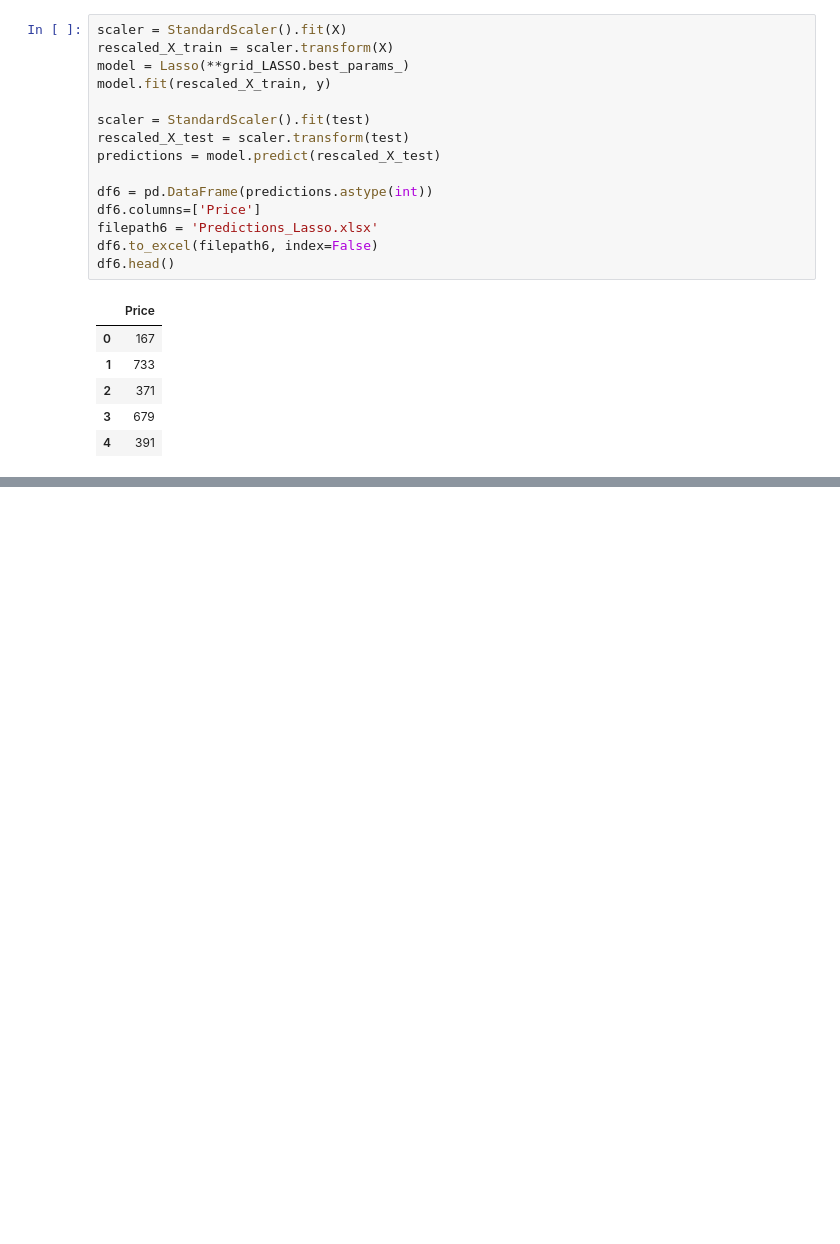
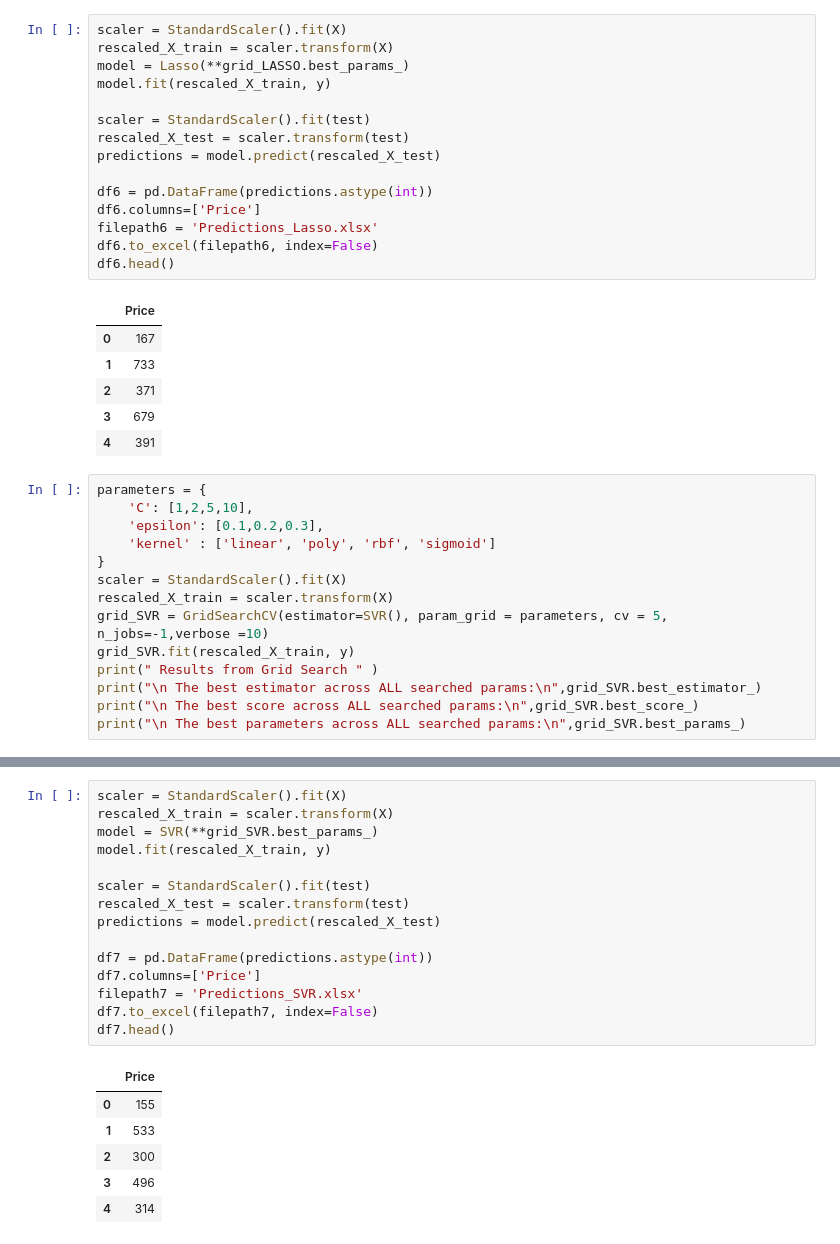
Before and after one commit to schatz06/EPL448_Project, a Jupyter notebook: RatingsReviewsCategoriesEdition.ipynb, the cells around one changed output, grey strips where cells are left out. Saved outputs shown, nothing was run; the diff lists cells and outputs as text; blank space fills up the shorter version.

```diff
--- a/RatingsReviewsCategoriesEdition.ipynb
+++ b/RatingsReviewsCategoriesEdition.ipynb
@@ -698,3 +699,17 @@ df6.head()
 | 2 | 371 |
 | 3 | 679 |
 | 4 | 391 |
+# %%
+parameters = {
+    'C': [1,2,5,10],
+    'epsilon': [0.1,0.2,0.3],
+    'kernel' : ['linear', 'poly', 'rbf', 'sigmoid']
+}
+scaler = StandardScaler().fit(X)
+rescaled_X_train = scaler.transform(X)
+grid_SVR = GridSearchCV(estimator=SVR(), param_grid = parameters, cv = 5, n_jobs=-1,verbose =10)
+grid_SVR.fit(rescaled_X_train, y)
+print(" Results from Grid Search " )
+print("\n The best estimator across ALL searched params:\n",grid_SVR.best_estimator_)
+print("\n The best score across ALL searched params:\n",grid_SVR.best_score_)
+print("\n The best parameters across ALL searched params:\n",grid_SVR.best_params_)
@@ -700,0 +748,22 @@ df6.head()
+# %%
+scaler = StandardScaler().fit(X)
+rescaled_X_train = scaler.transform(X)
+model = SVR(**grid_SVR.best_params_)
+model.fit(rescaled_X_train, y)
+
+scaler = StandardScaler().fit(test)
+rescaled_X_test = scaler.transform(test)
+predictions = model.predict(rescaled_X_test)
+
+df7 = pd.DataFrame(predictions.astype(int))
+df7.columns=['Price']
+filepath7 = 'Predictions_SVR.xlsx'
+df7.to_excel(filepath7, index=False)
+df7.head()
+# %% [output]
+|  | Price |
+| 0 | 155 |
+| 1 | 533 |
+| 2 | 300 |
+| 3 | 496 |
+| 4 | 314 |
```
Also changed, not shown: parts of 2 cells of this notebook.
